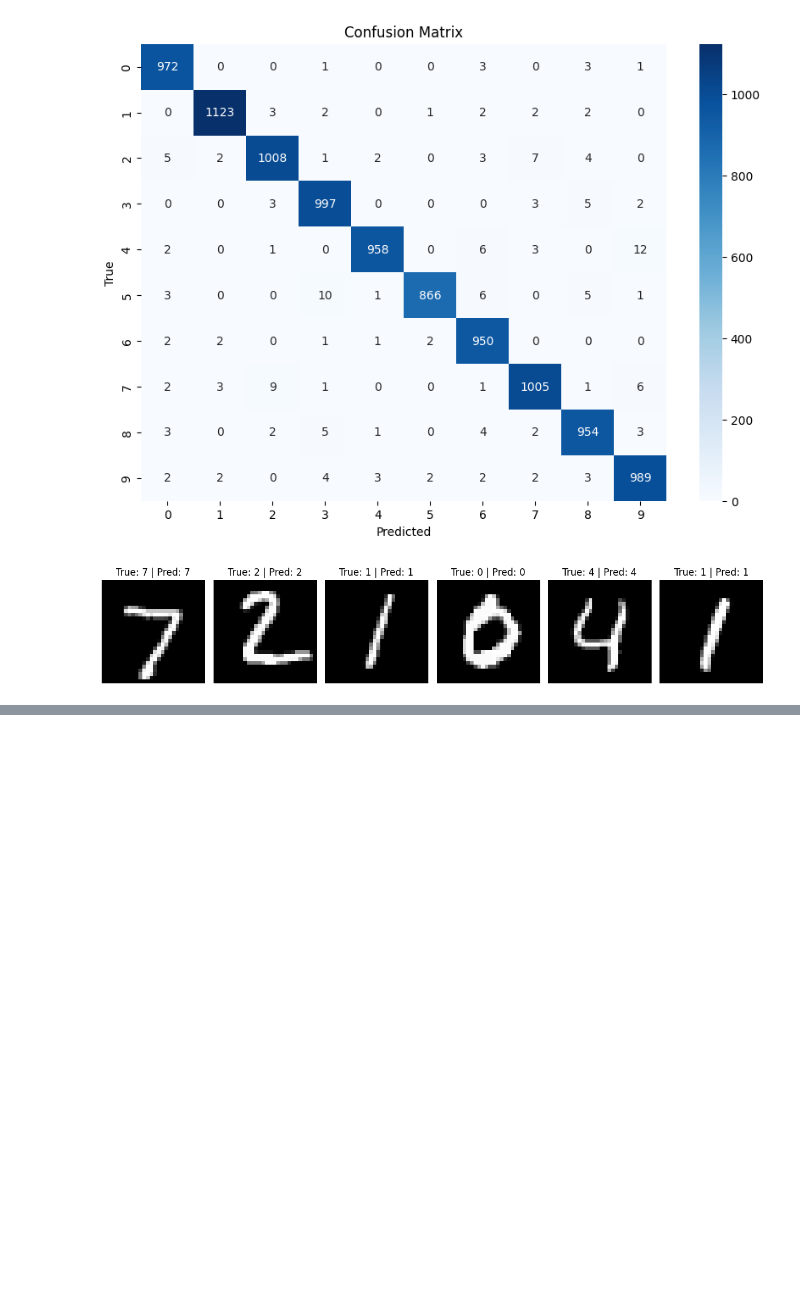
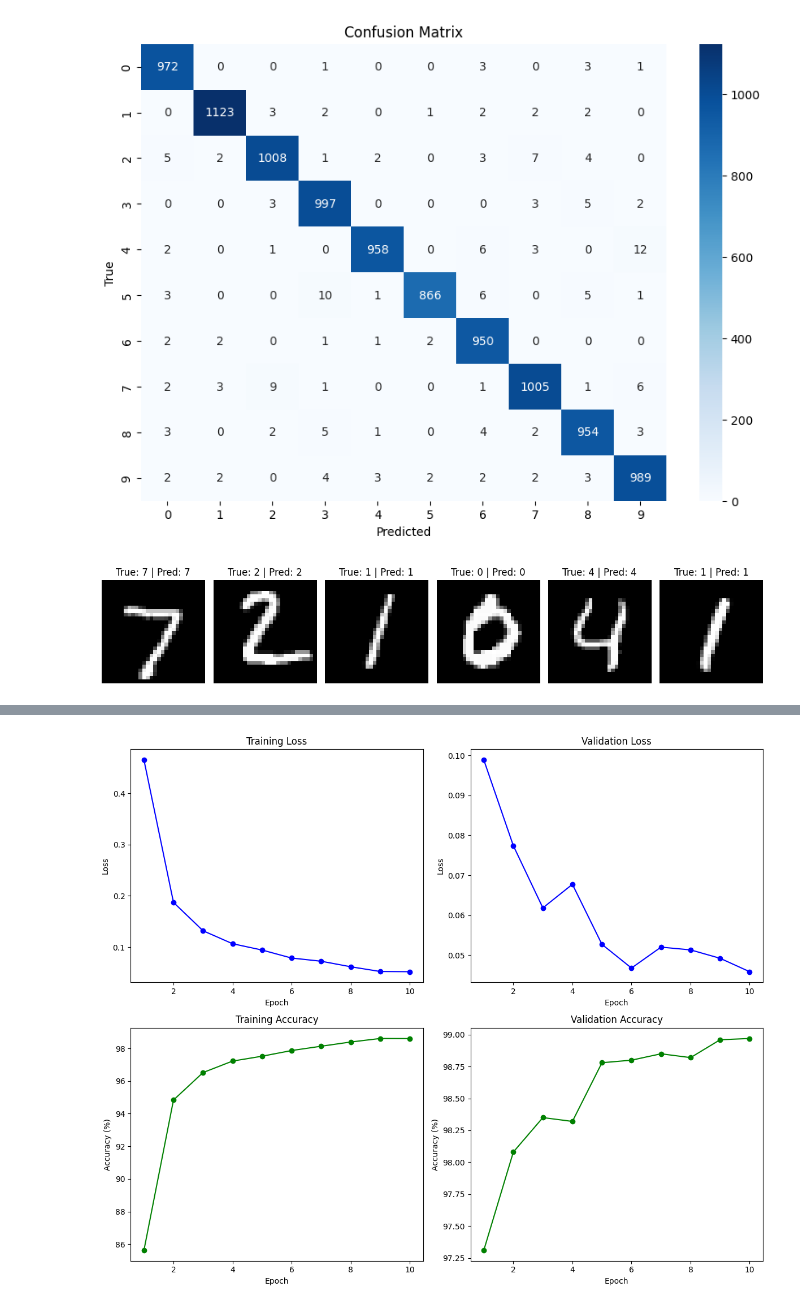
Before and after one commit to MennaMagdie/Machine-Learning-Labs, a Jupyter notebook: digit-recognition-system/neural_networks.ipynb, the cells around one changed output, grey strips where cells are left out. Drawn from its saved outputs; the diff is of its cells as text; code cells hidden in the pictures; blank space fills up the shorter version.

```diff
--- a/digit-recognition-system/neural_networks.ipynb
+++ b/digit-recognition-system/neural_networks.ipynb
@@ -1216,0 +1511,7 @@ Test Accuracy: 98.22%
+# %%
+modelCNN=CNN()
+loss_fn = nn.CrossEntropyLoss()
+optimizer = optim.SGD(modelCNN.parameters(), lr=0.1)
+
+train_cnn(modelCNN, train_loader, val_loader, loss_fn, optimizer, 10)
+# %% [output]
@@ -1216,0 +1535 @@ Test Accuracy: 98.22%
+[figure, added]
```
Also changed, not shown: parts of 31 cells of this notebook.
